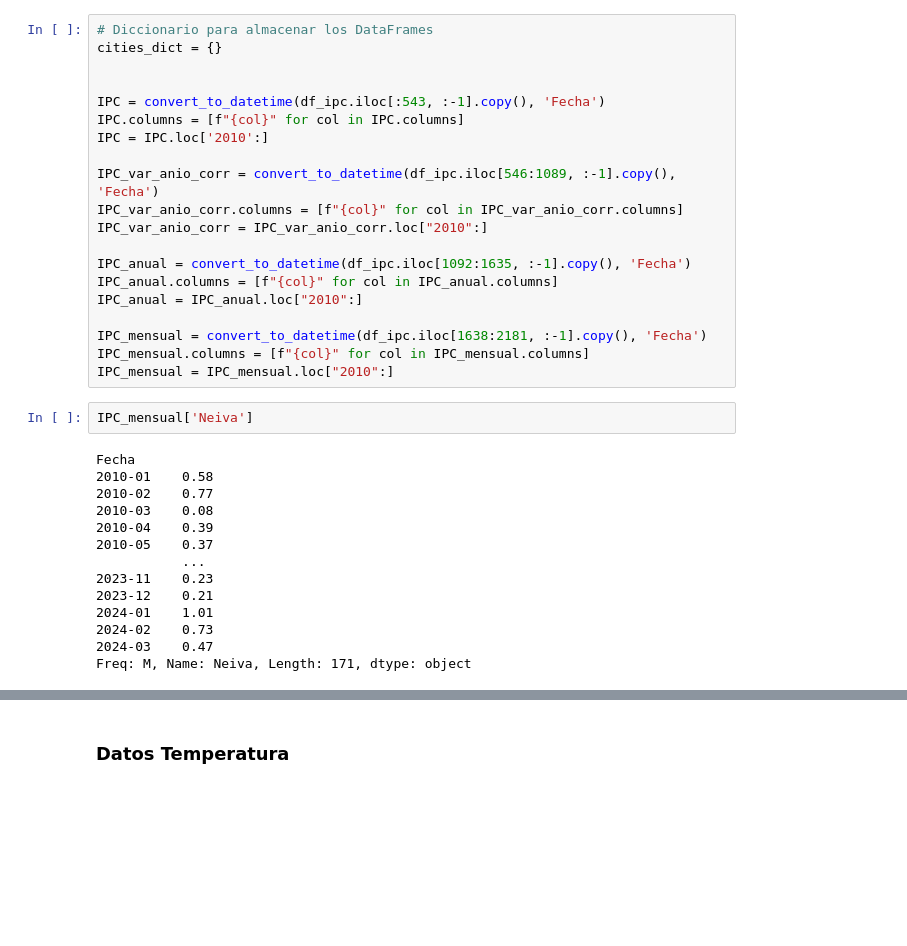
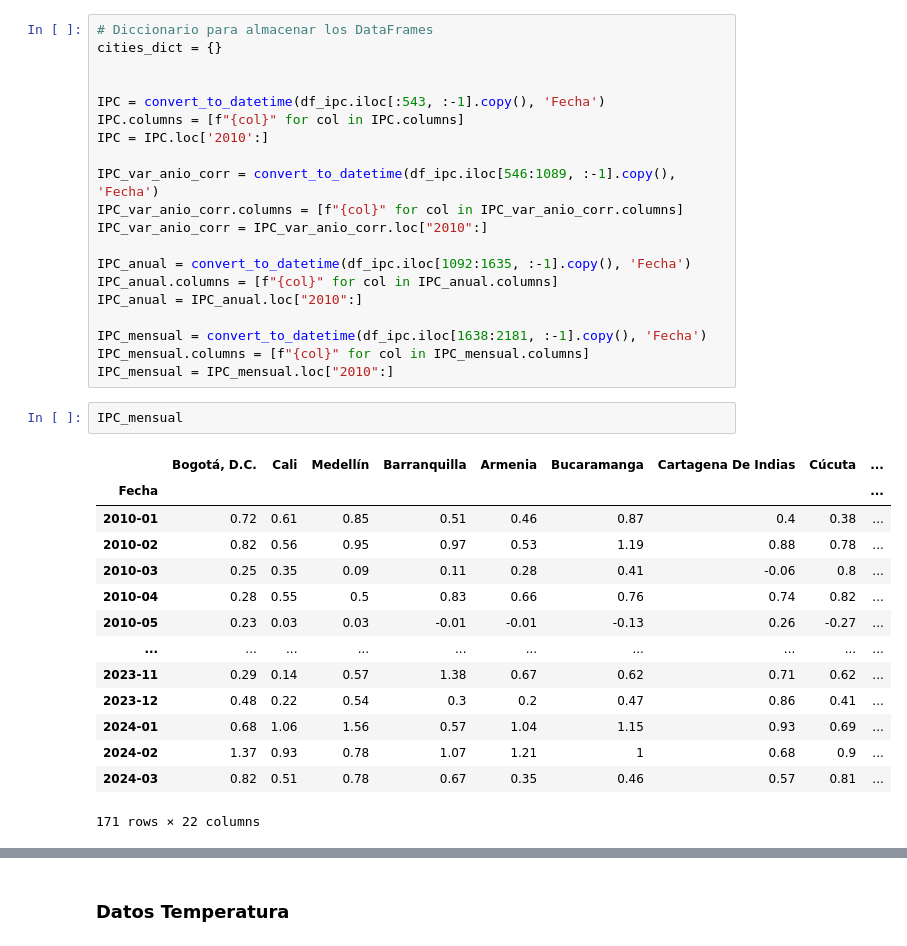
Before and after one commit to andersonjalvarado/Proyecto-IA-Javeriana, a Jupyter notebook: Proyecto.ipynb, the cells around one changed output, grey strips where cells are left out. Cells and saved outputs as stored; diff of their text form; blank space fills up the shorter version.

```diff
--- a/Proyecto.ipynb
+++ b/Proyecto.ipynb
@@ -177,18 +177,19 @@ IPC_mensual = convert_to_datetime(df_ipc.iloc[1638:2181, :-1].copy(), 'Fecha')
 IPC_mensual.columns = [f"{col}" for col in IPC_mensual.columns]
 IPC_mensual = IPC_mensual.loc["2010":]
 # %%
-IPC_mensual['Neiva']
+IPC_mensual
 # %% [output]
+|  | Bogotá, D.C. | Cali | Medellín | Barranquilla | Armenia | Bucaramanga | Cartagena De Indias | Cúcuta | ... |
+| Fecha |  |  |  |  |  |  |  |  | ... |
+| 2010-01 | 0.72 | 0.61 | 0.85 | 0.51 | 0.46 | 0.87 | 0.4 | 0.38 | ... |
+| 2010-02 | 0.82 | 0.56 | 0.95 | 0.97 | 0.53 | 1.19 | 0.88 | 0.78 | ... |
+| 2010-03 | 0.25 | 0.35 | 0.09 | 0.11 | 0.28 | 0.41 | -0.06 | 0.8 | ... |
+| 2010-04 | 0.28 | 0.55 | 0.5 | 0.83 | 0.66 | 0.76 | 0.74 | 0.82 | ... |
+| 2010-05 | 0.23 | 0.03 | 0.03 | -0.01 | -0.01 | -0.13 | 0.26 | -0.27 | ... |
+| ... | ... | ... | ... | ... | ... | ... | ... | ... | ... |
+| 2023-11 | 0.29 | 0.14 | 0.57 | 1.38 | 0.67 | 0.62 | 0.71 | 0.62 | ... |
+| 2023-12 | 0.48 | 0.22 | 0.54 | 0.3 | 0.2 | 0.47 | 0.86 | 0.41 | ... |
+| 2024-01 | 0.68 | 1.06 | 1.56 | 0.57 | 1.04 | 1.15 | 0.93 | 0.69 | ... |
+| 2024-02 | 1.37 | 0.93 | 0.78 | 1.07 | 1.21 | 1 | 0.68 | 0.9 | ... |
+| 2024-03 | 0.82 | 0.51 | 0.78 | 0.67 | 0.35 | 0.46 | 0.57 | 0.81 | ... |
-Fecha
-2010-01    0.58
-2010-02    0.77
-2010-03    0.08
-2010-04    0.39
-2010-05    0.37
-           ...
-2023-11    0.23
-2023-12    0.21
-2024-01    1.01
-2024-02    0.73
-2024-03    0.47
-Freq: M, Name: Neiva, Length: 171, dtype: object
+171 rows × 22 columns
```
Also changed, not shown: parts of 12 cells of this notebook.
